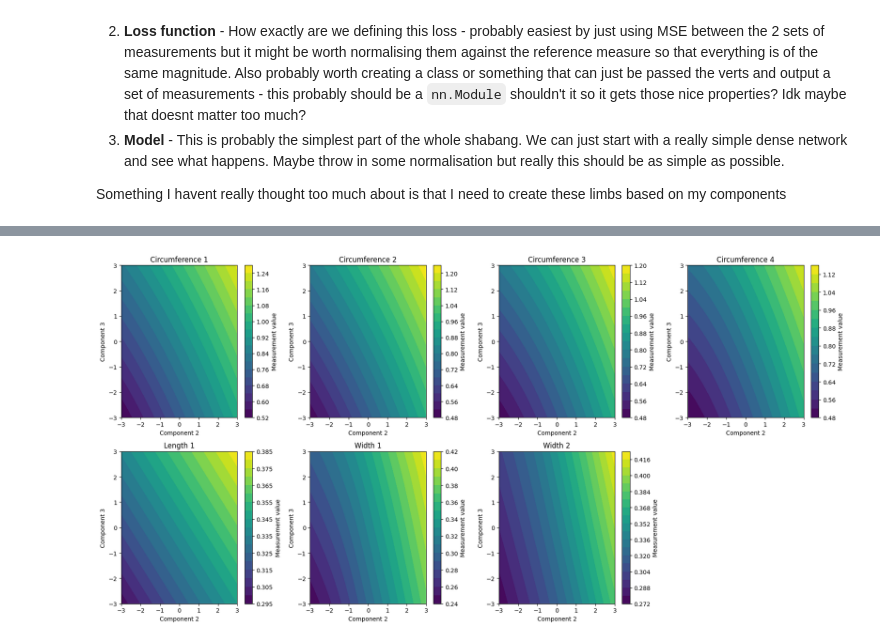
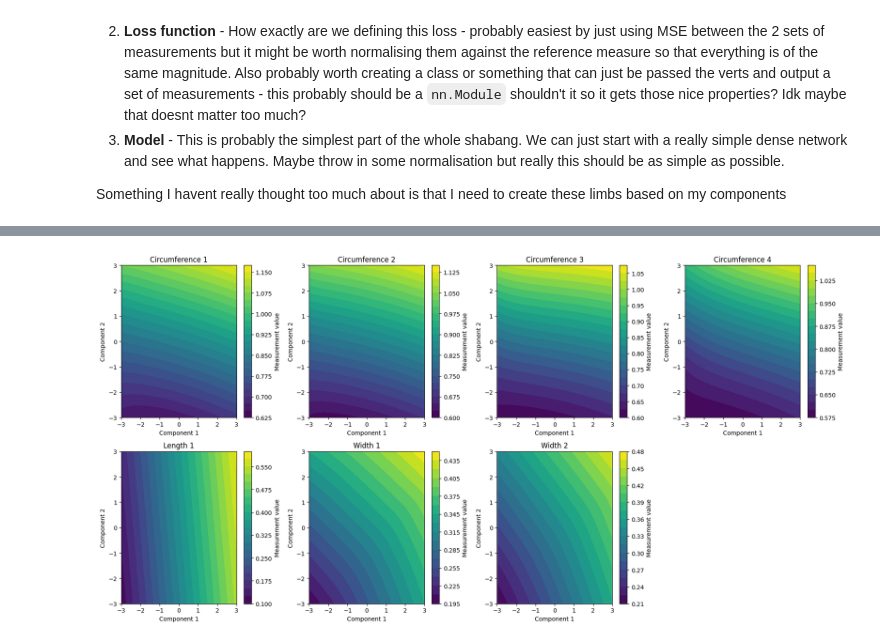
Before and after one commit to chrisvail/OpenLimb, a Jupyter notebook: SSM_Driver.ipynb, the cells around one changed output, grey strips where cells are left out. Drawn from its saved outputs; the diff is of its cells as text; code cells hidden in the pictures.

```diff
--- a/SSM_Driver.ipynb
+++ b/SSM_Driver.ipynb
@@ -46,15 +46,15 @@ import wandb
 # torch.save(vert_idxs, "data_components/selected_verts.pt")
 # %%
 config = {
-    "lr": 1e-4,
-    "eta_min": 1e-6,
-    "batch_size": 128,
+    "lr": 1e-3,
+    "eta_min": 1e-8,
+    "batch_size": 256,
     "log": True,
     "seed": 42,
-    "epochs":400,
-    "scale": False,
-    "normalise": False,
-    "relativise": True,
+    "epochs":200,
+    "scale": True,
+    "normalise": True,
+    "relativise": False,
 }
 
 torch.manual_seed(config["seed"])
@@ -494,9 +461,9 @@ device = torch.device("cuda" if torch.cuda.is_available() else "cpu")
 dataset = LegMeasurementDataset(measure, batch_size=config["batch_size"], scale=config["scale"], normalise=config["normalise"], relativise=config["relativise"], dtype=dtype, device="cpu")
 dataloader = torch.utils.data.DataLoader(dataset, config["batch_size"], shuffle=False, num_workers=0)
 # loss_func = nn.MSELoss().to(device)
-# loss_func = MeasurementLoss(dataset).to(device)
+loss_func = MeasurementLoss(dataset).to(device)
 # loss_func = RelativeMeasurementLoss(dataset).to(device)
-loss_func = PointwiseLoss(dataset).to(device)
+# loss_func = PointwiseLoss(dataset).to(device)
 component_loss = nn.MSELoss()
 
 # Add one for the scale factor
@@ -667,33 +632,33 @@ plt.show()
 # Sweep two components at a time
 import matplotlib.pyplot as plt
 
-comp_i, comp_j = 1,2  # indices of components to sweep
+comp_i, comp_j = 0,1  # indices of components to sweep
 x = torch.linspace(-3, 3, 32)
 y = torch.linspace(-3, 3, 32)
 X, Y = torch.meshgrid(x, y)
 components = torch.zeros((X.numel(), num_components), dtype=dtype)
 components[:, comp_i] = X.flatten()
 components[:, comp_j] = Y.flatten()
 components = components * component_transforms[1:] + component_transforms[:1]
 components[:, -1] = 1.0  # scale
 
 measures = dataset.get_measures(components)
 measure_idx = 0  # which measurement to plot
 
 Z = measures[:, measure_idx].reshape(X.shape)
 fig, axs = plt.subplots(2, 4, figsize=(18, 9))
 axs = axs.flatten()
 for idx in range(num_measurements):
     Z = measures[:, idx].reshape(X.shape)
     cf = axs[idx].contourf(X.numpy(), Y.numpy(), Z.numpy(), levels=20)
     axs[idx].set_xlabel(f'Component {comp_i+1}')
     axs[idx].set_ylabel(f'Component {comp_j+1}')
     axs[idx].set_title(f'{measurement_details[idx]["name"]}')
     plt.colorbar(cf, ax=axs[idx], label='Measurement value')
 # Hide the unused subplot
 if len(axs) > num_measurements:
     axs[-1].axis('off')
 plt.tight_layout()
 plt.show()
 # %% [output]
-[figure, old version]
+[figure, new version]
```
Also changed, not shown: parts of 4 cells of this notebook, 3 other files.
